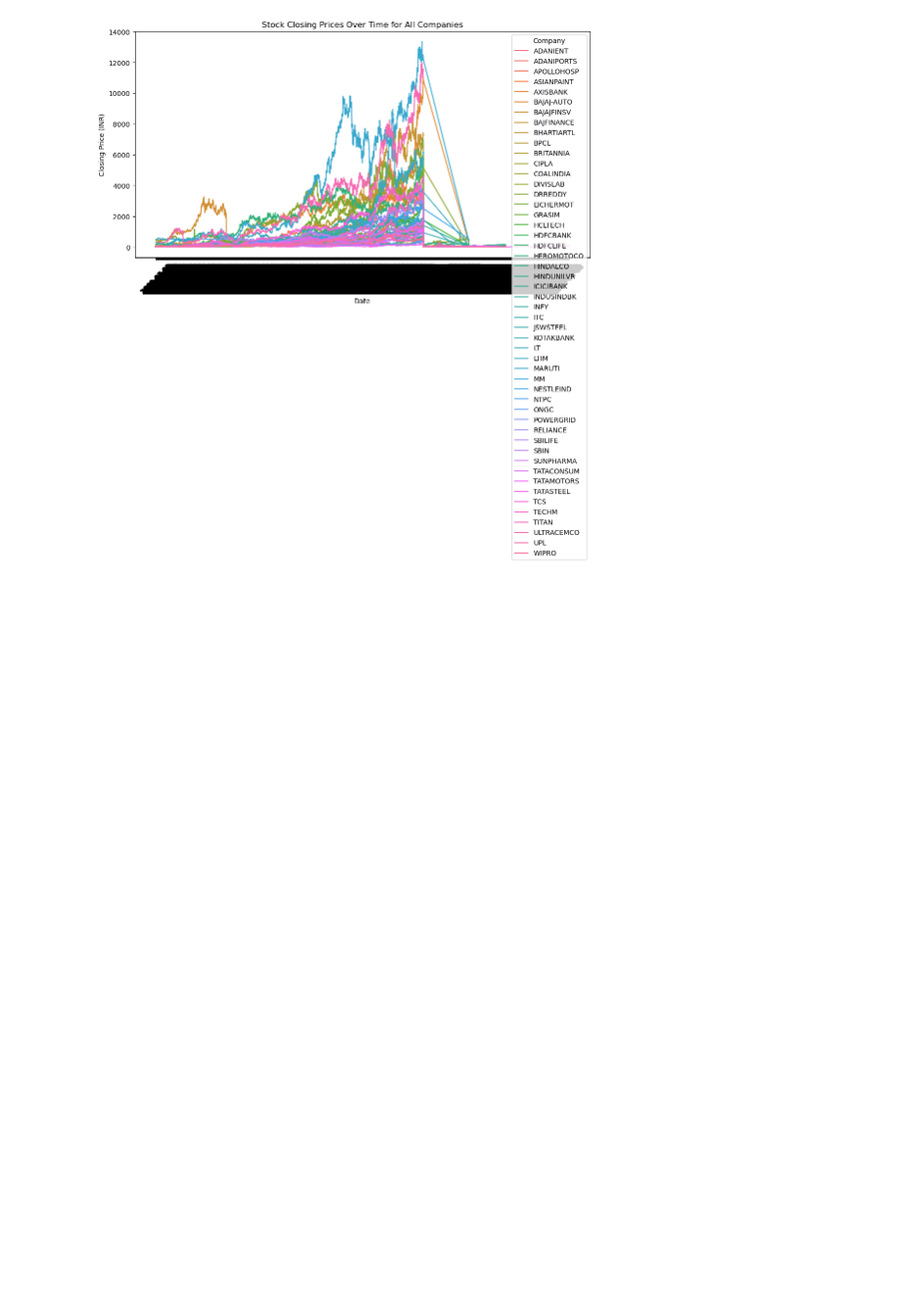
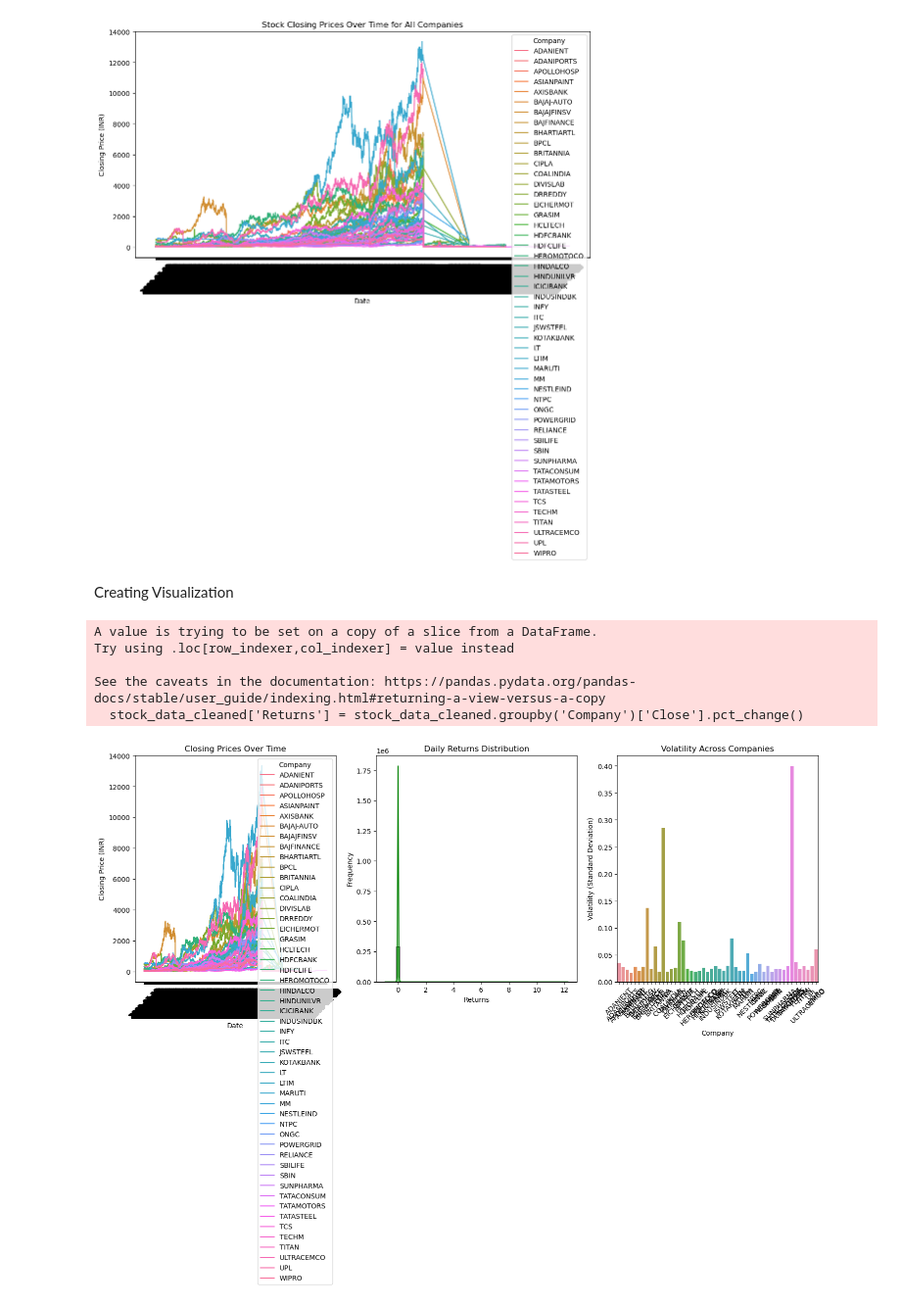
Before and after one commit to rn-harsh04/Indian_Stock_Market_Analysis, a Jupyter notebook: notebooks/stock_analysis.ipynb, the cells around one changed output. Shown at 98% size. Drawn from its saved outputs; the diff is of its cells as text; code cells hidden in the pictures; blank space fills up the shorter version.

```diff
--- a/notebooks/stock_analysis.ipynb
+++ b/notebooks/stock_analysis.ipynb
@@ -301,3 +301,49 @@ plt.xticks(rotation=45)  # Rotate the x-axis labels for better readability
 plt.show()
 # %% [output]
 [figure]
+# %% [markdown]
+Creating Visualization
+# %%
+import seaborn as sns
+import matplotlib.pyplot as plt
+
+# Step 1: Calculate the Daily Returns for Each Company
+stock_data_cleaned['Returns'] = stock_data_cleaned.groupby('Company')['Close'].pct_change()
+
+# Create a figure with 3 subplots (1 row, 3 columns)
+fig, axes = plt.subplots(1, 3, figsize=(18, 6))
+
+# Subplot 1: Closing Prices of All Companies Over Time
+sns.lineplot(x='Date', y='Close', hue='Company', data=stock_data_cleaned, ax=axes[0])
+axes[0].set_title('Closing Prices Over Time')
+axes[0].set_xlabel('Date')
+axes[0].set_ylabel('Closing Price (INR)')
+axes[0].tick_params(axis='x', rotation=45)
+
+# Subplot 2: Daily Returns Distribution
+sns.histplot(stock_data_cleaned['Returns'].dropna(), bins=50, kde=True, color='green', ax=axes[1])
+axes[1].set_title('Daily Returns Distribution')
+axes[1].set_xlabel('Returns')
+axes[1].set_ylabel('Frequency')
+
+# Subplot 3: Volatility (Standard Deviation of Returns) for Each Company
+volatility_data = stock_data_cleaned.groupby('Company')['Returns'].std().reset_index()
+sns.barplot(x='Company', y='Returns', data=volatility_data, ax=axes[2])
+axes[2].set_title('Volatility Across Companies')
+axes[2].set_xlabel('Company')
+axes[2].set_ylabel('Volatility (Standard Deviation)')
+axes[2].tick_params(axis='x', rotation=45)
+
+# Adjust the layout to prevent overlap
+plt.tight_layout()
+
+# Save the combined figure as a single image in the visualizations folder
+plt.savefig('../visualizations/visualization.png')  # Overwrite the existing visualization.png file
+plt.show()
+# %% [output]
+A value is trying to be set on a copy of a slice from a DataFrame.
+Try using .loc[row_indexer,col_indexer] = value instead
+
+See the caveats in the documentation: https://pandas.pydata.org/pandas-docs/stable/user_guide/indexing.html#returning-a-view-versus-a-copy
+  stock_data_cleaned['Returns'] = stock_data_cleaned.groupby('Company')['Close'].pct_change()
+[figure, added]
```
